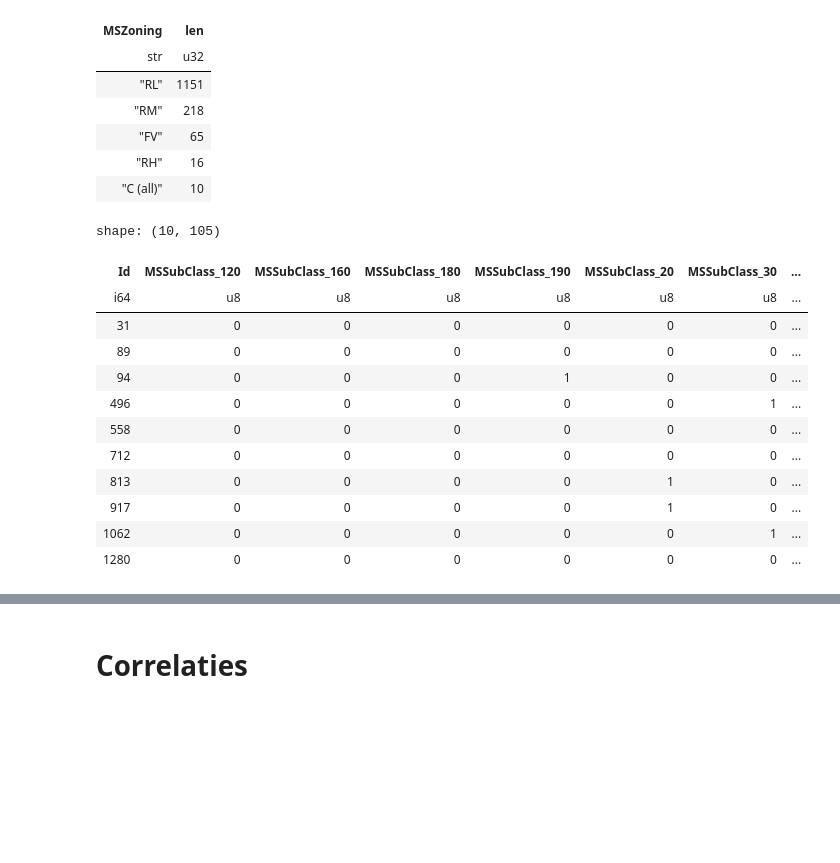
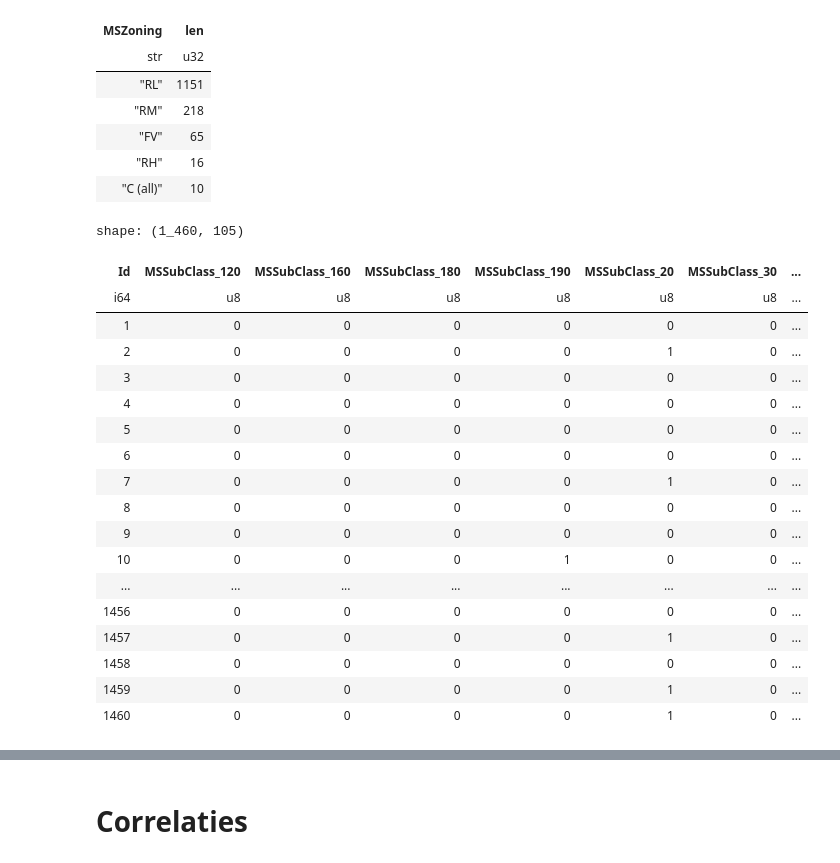
Before and after one commit to Repsajsov/Kaggle, a Jupyter notebook: HousePrices/eda.ipynb, the cells around one changed output, grey strips where cells are left out. Saved outputs shown, nothing was run; the diff lists cells and outputs as text; code cells hidden in the pictures; blank space fills up the shorter version.

```diff
--- a/HousePrices/eda.ipynb
+++ b/HousePrices/eda.ipynb
@@ -142,22 +157,28 @@ shape: (5, 2)
 | "FV" | 65 |
 | "RH" | 16 |
 | "C (all)" | 10 |
-# %%
-df.filter(pl.col("MSZoning") == "C (all)")
-# %% [output]
-shape: (10, 105)
-| Id | MSSubClass_120 | MSSubClass_160 | MSSubClass_180 | MSSubClass_190 | MSSubClass_20 | MSSubClass_30 | ... |
-| i64 | u8 | u8 | u8 | u8 | u8 | u8 | ... |
-| 31 | 0 | 0 | 0 | 0 | 0 | 0 | ... |
-| 89 | 0 | 0 | 0 | 0 | 0 | 0 | ... |
-| 94 | 0 | 0 | 0 | 1 | 0 | 0 | ... |
-| 496 | 0 | 0 | 0 | 0 | 0 | 1 | ... |
-| 558 | 0 | 0 | 0 | 0 | 0 | 0 | ... |
-| 712 | 0 | 0 | 0 | 0 | 0 | 0 | ... |
-| 813 | 0 | 0 | 0 | 0 | 1 | 0 | ... |
-| 917 | 0 | 0 | 0 | 0 | 1 | 0 | ... |
-| 1062 | 0 | 0 | 0 | 0 | 0 | 1 | ... |
-| 1280 | 0 | 0 | 0 | 0 | 0 | 0 | ... |
+# %%
+df
+# %% [output]
+shape: (1_460, 105)
+| Id | MSSubClass_120 | MSSubClass_160 | MSSubClass_180 | MSSubClass_190 | MSSubClass_20 | MSSubClass_30 | ... |
+| i64 | u8 | u8 | u8 | u8 | u8 | u8 | ... |
+| 1 | 0 | 0 | 0 | 0 | 0 | 0 | ... |
+| 2 | 0 | 0 | 0 | 0 | 1 | 0 | ... |
+| 3 | 0 | 0 | 0 | 0 | 0 | 0 | ... |
+| 4 | 0 | 0 | 0 | 0 | 0 | 0 | ... |
+| 5 | 0 | 0 | 0 | 0 | 0 | 0 | ... |
+| 6 | 0 | 0 | 0 | 0 | 0 | 0 | ... |
+| 7 | 0 | 0 | 0 | 0 | 1 | 0 | ... |
+| 8 | 0 | 0 | 0 | 0 | 0 | 0 | ... |
+| 9 | 0 | 0 | 0 | 0 | 0 | 0 | ... |
+| 10 | 0 | 0 | 0 | 1 | 0 | 0 | ... |
+| ... | ... | ... | ... | ... | ... | ... | ... |
+| 1456 | 0 | 0 | 0 | 0 | 0 | 0 | ... |
+| 1457 | 0 | 0 | 0 | 0 | 1 | 0 | ... |
+| 1458 | 0 | 0 | 0 | 0 | 0 | 0 | ... |
+| 1459 | 0 | 0 | 0 | 0 | 1 | 0 | ... |
+| 1460 | 0 | 0 | 0 | 0 | 1 | 0 | ... |
 # %%
 df = df.with_columns(
     pl.col("MSZoning").replace("C (all)", "C")
```
Also changed, not shown: parts of 12 cells of this notebook.
